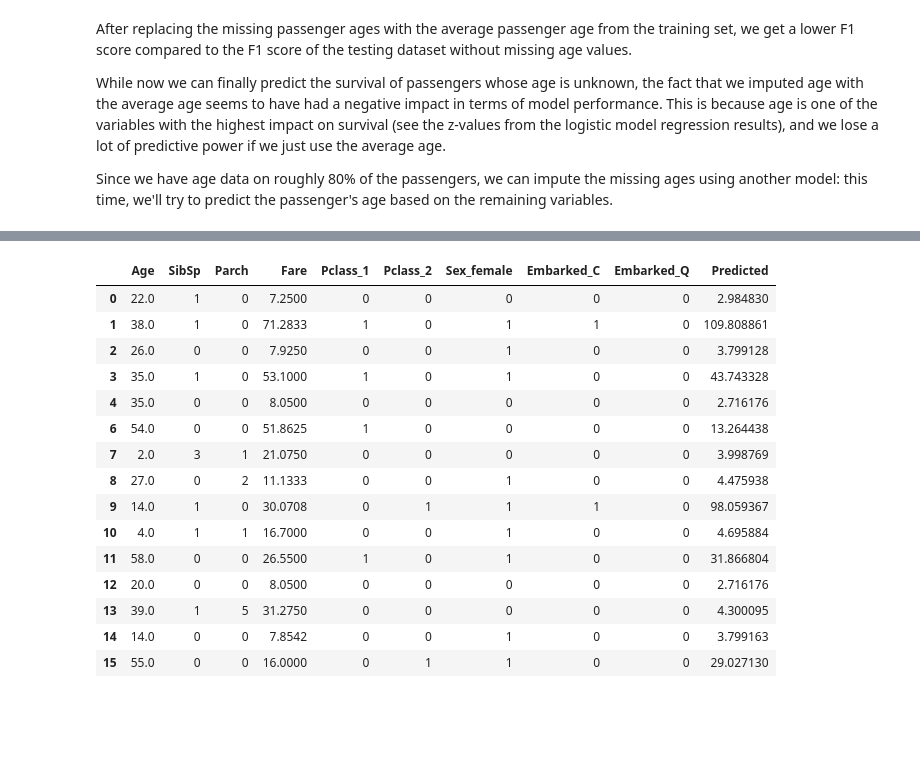
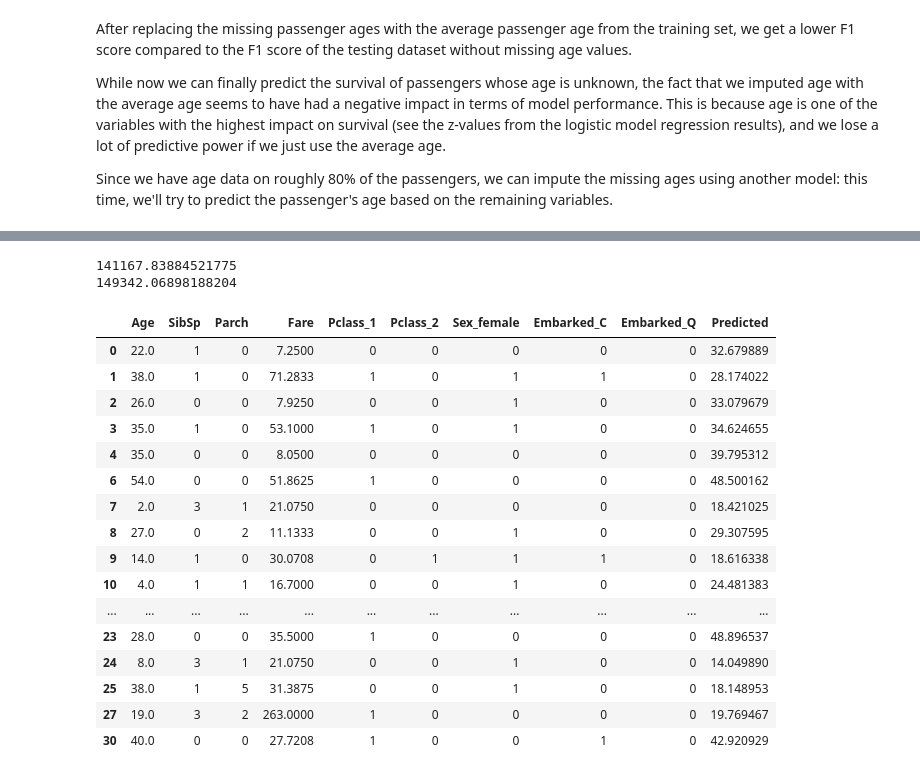
Before and after one commit to VCZLee/Jupyter-Notebooks, a Jupyter notebook: Kaggle/Titanic/Titanic Dataset - Python and data science basics.ipynb, the cells around one changed output, grey strips where cells are left out. Cells and saved outputs as stored; diff of their text form; code cells hidden in the pictures; blank space fills up the shorter version.

```diff
--- a/Kaggle/Titanic/Titanic Dataset - Python and data science basics.ipynb
+++ b/Kaggle/Titanic/Titanic Dataset - Python and data science basics.ipynb
@@ -455,8 +449,11 @@ train_age[train.Age == 1]
 # %%
-#sm.families.links.log
+# age_min = np.min(train_age['Age'])
+# age_max = np.max(train_age['Age'])
+age_min = 0
+age_max = 80
 import numpy as np
 train_cols = train_age.columns[1:]
-age_model = sm.GLM(np.log(train_age['Age']), train_age[train_cols], family = sm.families.Poisson(sm.families.links.log))
+age_model = sm.Logit((train_age['Age'] - age_min)/(age_max - age_min), train_age[train_cols])
 age_model_result = age_model.fit()
 print(age_model_result.summary())
 # %% [output]
@@ -480,20 +477,25 @@ Embarked_Q     0.7044      0.110      6.398      0.000       0.489       0.920
 # %%
-train_age['Predicted'] = np.exp(age_model_result.predict(train_age[train_cols]))
-train_age.head(n = 15)
+train_age['Predicted'] = age_model_result.predict(train_age[train_cols]) * (age_max - age_min) + age_min
+print(((train_age['Age'] - train_age['Predicted']) ** 2).sum())
+print(((train_age['Age'] - train_age['Age'].mean()) ** 2).sum())
+train_age.head(n = 25)
 # %% [output]
+141167.83884521775
+149342.06898188204
 |  | Age | SibSp | Parch | Fare | Pclass_1 | Pclass_2 | Sex_female | Embarked_C | Embarked_Q | Predicted |
-| 0 | 22.0 | 1 | 0 | 7.2500 | 0 | 0 | 0 | 0 | 0 | 2.984830 |
-| 1 | 38.0 | 1 | 0 | 71.2833 | 1 | 0 | 1 | 1 | 0 | 109.808861 |
-| 2 | 26.0 | 0 | 0 | 7.9250 | 0 | 0 | 1 | 0 | 0 | 3.799128 |
-| 3 | 35.0 | 1 | 0 | 53.1000 | 1 | 0 | 1 | 0 | 0 | 43.743328 |
-| 4 | 35.0 | 0 | 0 | 8.0500 | 0 | 0 | 0 | 0 | 0 | 2.716176 |
-| 6 | 54.0 | 0 | 0 | 51.8625 | 1 | 0 | 0 | 0 | 0 | 13.264438 |
-| 7 | 2.0 | 3 | 1 | 21.0750 | 0 | 0 | 0 | 0 | 0 | 3.998769 |
-| 8 | 27.0 | 0 | 2 | 11.1333 | 0 | 0 | 1 | 0 | 0 | 4.475938 |
-| 9 | 14.0 | 1 | 0 | 30.0708 | 0 | 1 | 1 | 1 | 0 | 98.059367 |
-| 10 | 4.0 | 1 | 1 | 16.7000 | 0 | 0 | 1 | 0 | 0 | 4.695884 |
-| 11 | 58.0 | 0 | 0 | 26.5500 | 1 | 0 | 1 | 0 | 0 | 31.866804 |
-| 12 | 20.0 | 0 | 0 | 8.0500 | 0 | 0 | 0 | 0 | 0 | 2.716176 |
-| 13 | 39.0 | 1 | 5 | 31.2750 | 0 | 0 | 0 | 0 | 0 | 4.300095 |
-| 14 | 14.0 | 0 | 0 | 7.8542 | 0 | 0 | 1 | 0 | 0 | 3.799163 |
-| 15 | 55.0 | 0 | 0 | 16.0000 | 0 | 1 | 1 | 0 | 0 | 29.027130 |
+| 0 | 22.0 | 1 | 0 | 7.2500 | 0 | 0 | 0 | 0 | 0 | 32.679889 |
+| 1 | 38.0 | 1 | 0 | 71.2833 | 1 | 0 | 1 | 1 | 0 | 28.174022 |
+| 2 | 26.0 | 0 | 0 | 7.9250 | 0 | 0 | 1 | 0 | 0 | 33.079679 |
+| 3 | 35.0 | 1 | 0 | 53.1000 | 1 | 0 | 1 | 0 | 0 | 34.624655 |
+| 4 | 35.0 | 0 | 0 | 8.0500 | 0 | 0 | 0 | 0 | 0 | 39.795312 |
+| 6 | 54.0 | 0 | 0 | 51.8625 | 1 | 0 | 0 | 0 | 0 | 48.500162 |
+| 7 | 2.0 | 3 | 1 | 21.0750 | 0 | 0 | 0 | 0 | 0 | 18.421025 |
+| 8 | 27.0 | 0 | 2 | 11.1333 | 0 | 0 | 1 | 0 | 0 | 29.307595 |
+| 9 | 14.0 | 1 | 0 | 30.0708 | 0 | 1 | 1 | 1 | 0 | 18.616338 |
+| 10 | 4.0 | 1 | 1 | 16.7000 | 0 | 0 | 1 | 0 | 0 | 24.481383 |
+| ... | ... | ... | ... | ... | ... | ... | ... | ... | ... | ... |
+| 23 | 28.0 | 0 | 0 | 35.5000 | 1 | 0 | 0 | 0 | 0 | 48.896537 |
+| 24 | 8.0 | 3 | 1 | 21.0750 | 0 | 0 | 1 | 0 | 0 | 14.049890 |
+| 25 | 38.0 | 1 | 5 | 31.3875 | 0 | 0 | 1 | 0 | 0 | 18.148953 |
+| 27 | 19.0 | 3 | 2 | 263.0000 | 1 | 0 | 0 | 0 | 0 | 19.769467 |
+| 30 | 40.0 | 0 | 0 | 27.7208 | 1 | 0 | 0 | 1 | 0 | 42.920929 |
```
Also changed, not shown: parts of 3 cells of this notebook.
